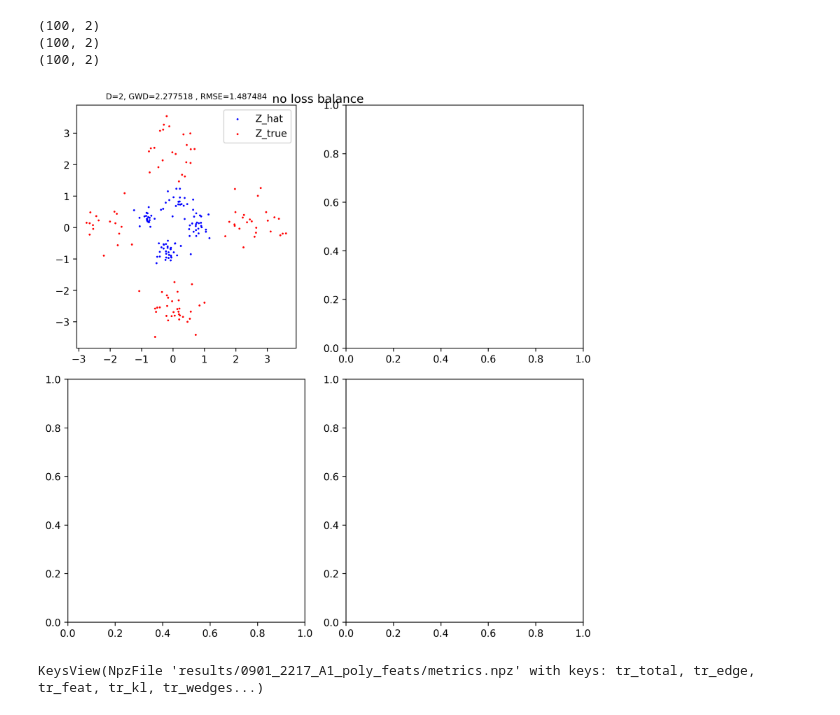
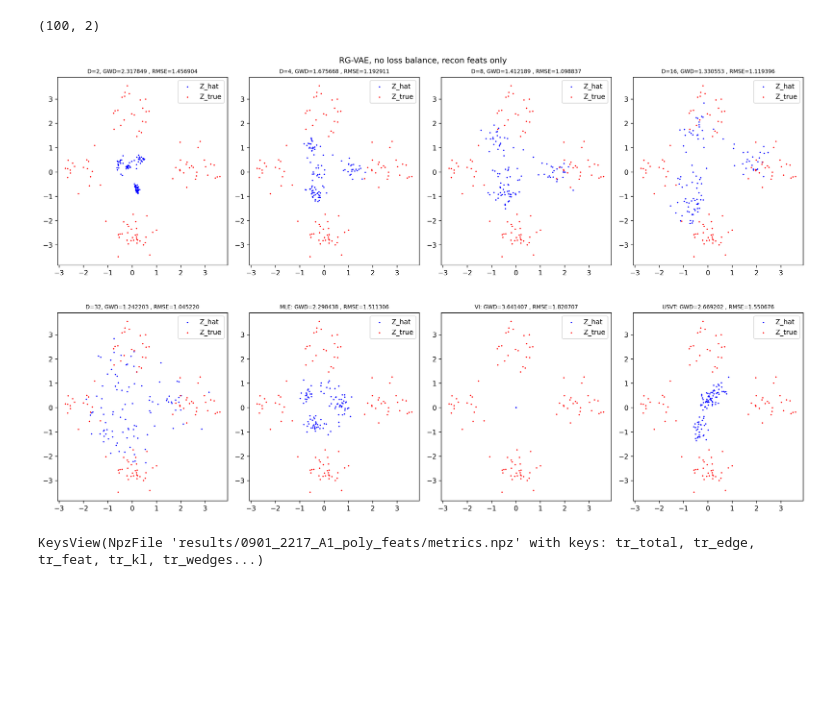
Before and after one commit to ZhangWan-byte/lpm, a Jupyter notebook: exp1_demo.ipynb, the cells around one changed output. Drawn from its saved outputs; the diff is of its cells as text; code cells hidden in the pictures; blank space fills up the shorter version.

```diff
--- a/exp1_demo.ipynb
+++ b/exp1_demo.ipynb
@@ -28,14 +28,16 @@ Z_trues = np.vstack(Z_trues)
 print(Z_trues.shape)
 
 i=0
-fig, axes = plt.subplots(2, 3, figsize=(8, 8), dpi=300)
+fig, axes = plt.subplots(2, 4, figsize=(16, 10), dpi=300)
 axes = axes.flatten()
 for test_root in [
-        (4, "./results/0904_2037_A1_poly_feats/Zhat", "mean GWD=1.497791 | mean LP-RMSE=1.908947"),
-        (8, "./results/0903_2226_A1_poly_feats/Zhat", "mean GWD=1.540923 | mean LP-RMSE=1.861461"),
-        (16, "./results/0905_0035_A1_poly_feats/Zhat", "mean GWD=2.663231 | mean LP-RMSE=1.782504"),
-        (32, "./results/0903_2227_A1_poly_feats/Zhat", "mean GWD=4.964237 | mean LP-RMSE=1.690392"),
-        (2, "./results_mle/A1_poly_feats/Zhat_mle_full", "mean GWD=2.277518 | mean LP-RMSE=1.487484"),
+        (2, "./results/0905_1558_A1_poly_feats/Zhat", "mean GWD=2.324420 | mean LP-RMSE=1.499046"),
+        (4, "./results/0904_2037_A1_poly_feats/Zhat", "mean GWD=1.679003 | mean LP-RMSE=1.189556"),
+        (8, "./results/0903_2226_A1_poly_feats/Zhat", "mean GWD=1.555218 | mean LP-RMSE=1.118752"),
+        (16, "./results/0905_0035_A1_poly_feats/Zhat", "mean GWD=1.368154 | mean LP-RMSE=1.139635"),
+        (32, "./results/0903_2227_A1_poly_feats/Zhat", "mean GWD=1.499179 | mean LP-RMSE=1.232320"),
+        (2, "./results_mle/A1_poly_feats/Zhat_mle_full", "mean GWD=2.298438 | mean LP-RMSE=1.511306"),
+        (2, "./results_vi/A1_poly_feats/Zhat_vi", "mean GWD=3.641407 | mean LP-RMSE=1.820707"),
         (2, "./results_usvt/A1_poly_feats/Zhat_usvt_test", "mean GWD=2.669202 | mean LP-RMSE=1.550676")
     ]:
     test_graph_dirs = [os.path.join(test_root[1], d) for d in os.listdir(test_root[1])]
@@ -62,6 +64,8 @@ for test_root in [
     ax.set_aspect('equal')
     if "mle" in test_root[1]:
         ax.set_title(f'MLE: GWD={gwd}, RMSE={rmse}', fontsize=8)
+    elif "vi" in test_root[1]:
+        ax.set_title(f'VI: GWD={gwd}, RMSE={rmse}', fontsize=8)
     elif "usvt" in test_root[1]:
         ax.set_title(f'USVT: GWD={gwd}, RMSE={rmse}', fontsize=8)
     else:
@@ -69,7 +73,7 @@ for test_root in [
 
     i += 1
 plt.tight_layout()
-plt.suptitle("RG-VAE no loss balance")
+plt.suptitle("RG-VAE, no loss balance, recon both feats and edges")
 plt.show()
 # %% [output]
 (100, 2)
@@ -87,44 +91,56 @@ Z_trues = np.vstack(Z_trues)
 print(Z_trues.shape)
 
 i=0
-fig, axes = plt.subplots(2, 2, figsize=(8, 8), dpi=300)
+fig, axes = plt.subplots(2, 4, figsize=(16, 10), dpi=300)
 axes = axes.flatten()
 for test_root in [
-        (2, "./results_mle/A1_poly_feats/Zhat_mle_full", "mean GWD=2.277518 | mean LP-RMSE=1.487484")
+        (2, "./results/0905_2003_A1_poly_feats/Zhat", "mean GWD=2.317849 | mean LP-RMSE=1.456904"),
+        (4, "./results/0906_0011_A1_poly_feats/Zhat", "mean GWD=1.675668 | mean LP-RMSE=1.192911"),
+        (8, "./results/0906_0417_A1_poly_feats/Zhat", "mean GWD=1.412189 | mean LP-RMSE=1.098837"),
+        (16, "./results/0906_0820_A1_poly_feats/Zhat", "mean GWD=1.330553 | mean LP-RMSE=1.119396"),
+        (32, "./results/0906_1219_A1_poly_feats/Zhat", "mean GWD=1.242203 | mean LP-RMSE=1.045220"),
+        (2, "./results_mle/A1_poly_feats/Zhat_mle_full", "mean GWD=2.298438 | mean LP-RMSE=1.511306"),
+        (2, "./results_vi/A1_poly_feats/Zhat_vi", "mean GWD=3.641407 | mean LP-RMSE=1.820707"),
+        (2, "./results_usvt/A1_poly_feats/Zhat_usvt_test", "mean GWD=2.669202 | mean LP-RMSE=1.550676")
     ]:
     test_graph_dirs = [os.path.join(test_root[1], d) for d in os.listdir(test_root[1])]
 
     Z_hats = []
     for d in test_graph_dirs:
         Z_hat = np.load(d)
         Z_hats.append(Z_hat)
         break
     Z_hats = np.vstack(Z_hats)
-    print(Z_hats.shape)
+    # print(Z_hats.shape)
 
     Z_hat_dr = dim_reduce(X=Z_true, Y=Z_hat)
     assert Z_hat_dr.shape == Z_trues.shape
-    print(Z_hat_dr.shape)
+    # print(Z_hat_dr.shape)
 
     gwd = test_root[2].split("|")[0].split("=")[1]
     rmse = test_root[2].split("|")[1].split("=")[1]
 
     ax = axes[i]
     ax.scatter(Z_hat_dr[:, 0], Z_hat_dr[:, 1], s=1, c='b')
     ax.scatter(Z_true[:, 0], Z_true[:, 1], s=1, c='r')
     ax.legend(['Z_hat', 'Z_true'])
     ax.set_aspect('equal')
-    ax.set_title(f'D={test_root[0]}, GWD={gwd}, RMSE={rmse}', fontsize=8)
+    if "mle" in test_root[1]:
+        ax.set_title(f'MLE: GWD={gwd}, RMSE={rmse}', fontsize=8)
+    elif "vi" in test_root[1]:
+        ax.set_title(f'VI: GWD={gwd}, RMSE={rmse}', fontsize=8)
+    elif "usvt" in test_root[1]:
+        ax.set_title(f'USVT: GWD={gwd}, RMSE={rmse}', fontsize=8)
+    else:
+        ax.set_title(f'D={test_root[0]}, GWD={gwd}, RMSE={rmse}', fontsize=8)
 
     i += 1
 plt.tight_layout()
-plt.suptitle("no loss balance")
+plt.suptitle("RG-VAE, no loss balance, recon feats only")
 plt.show()
 # %% [output]
 (100, 2)
-(100, 2)
-(100, 2)
-[figure, old version]
+[figure, new version]
 # %%
 metrics = np.load('results/0901_2217_A1_poly_feats/metrics.npz')
 metrics.keys()
```
Also changed, not shown: parts of 1 cell of this notebook, 8 other files.
